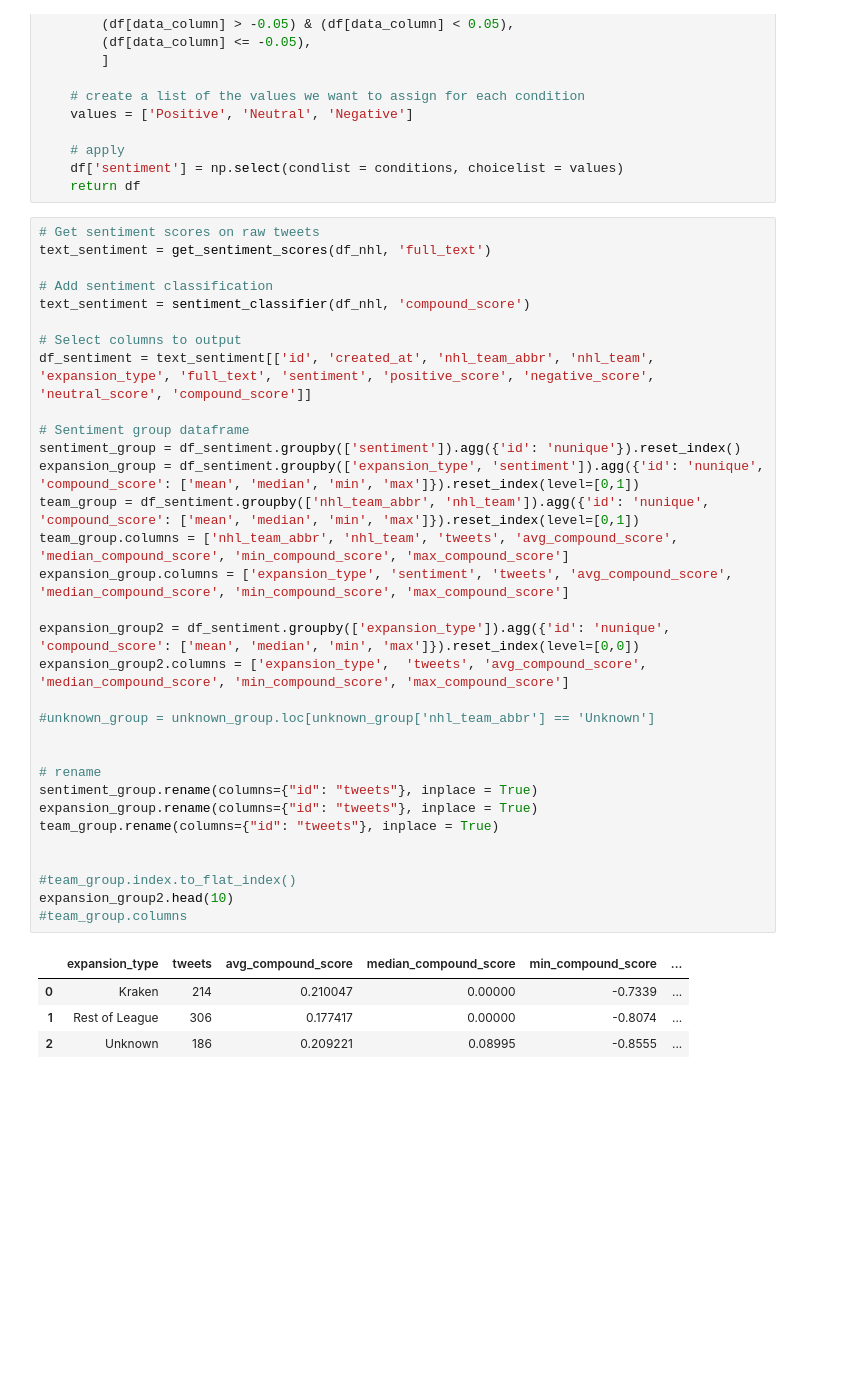
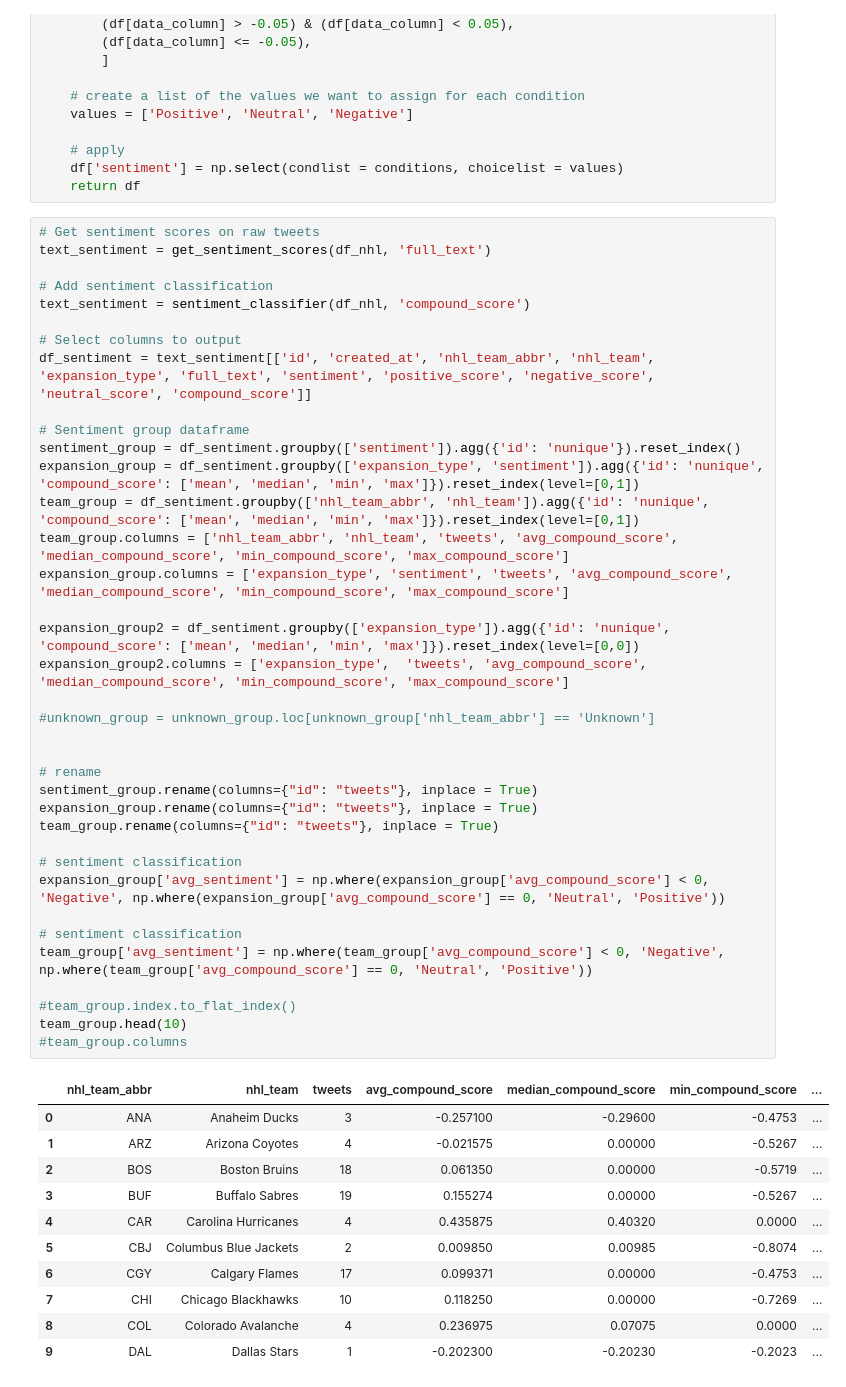
Before and after one commit to dmf95/nhl-expansion-twitter-app, a Jupyter notebook: assets/test.ipynb, the cells around one changed output. Saved outputs shown, nothing was run; the diff lists cells and outputs as text; blank space fills up the shorter version.

```diff
--- a/assets/test.ipynb
+++ b/assets/test.ipynb
@@ -946,35 +946,47 @@ def sentiment_classifier(df, data_column):
 text_sentiment = get_sentiment_scores(df_nhl, 'full_text')
 
 # Add sentiment classification
 text_sentiment = sentiment_classifier(df_nhl, 'compound_score')
 
 # Select columns to output
 df_sentiment = text_sentiment[['id', 'created_at', 'nhl_team_abbr', 'nhl_team', 'expansion_type', 'full_text', 'sentiment', 'positive_score', 'negative_score', 'neutral_score', 'compound_score']]
 
 # Sentiment group dataframe
 sentiment_group = df_sentiment.groupby(['sentiment']).agg({'id': 'nunique'}).reset_index()
 expansion_group = df_sentiment.groupby(['expansion_type', 'sentiment']).agg({'id': 'nunique', 'compound_score': ['mean', 'median', 'min', 'max']}).reset_index(level=[0,1])
 team_group = df_sentiment.groupby(['nhl_team_abbr', 'nhl_team']).agg({'id': 'nunique', 'compound_score': ['mean', 'median', 'min', 'max']}).reset_index(level=[0,1])
 team_group.columns = ['nhl_team_abbr', 'nhl_team', 'tweets', 'avg_compound_score', 'median_compound_score', 'min_compound_score', 'max_compound_score']
 expansion_group.columns = ['expansion_type', 'sentiment', 'tweets', 'avg_compound_score', 'median_compound_score', 'min_compound_score', 'max_compound_score']
 
 expansion_group2 = df_sentiment.groupby(['expansion_type']).agg({'id': 'nunique', 'compound_score': ['mean', 'median', 'min', 'max']}).reset_index(level=[0,0])
 expansion_group2.columns = ['expansion_type',  'tweets', 'avg_compound_score', 'median_compound_score', 'min_compound_score', 'max_compound_score']
 
 #unknown_group = unknown_group.loc[unknown_group['nhl_team_abbr'] == 'Unknown']
 
 
 # rename
 sentiment_group.rename(columns={"id": "tweets"}, inplace = True)
 expansion_group.rename(columns={"id": "tweets"}, inplace = True)
 team_group.rename(columns={"id": "tweets"}, inplace = True)
 
+# sentiment classification
+expansion_group['avg_sentiment'] = np.where(expansion_group['avg_compound_score'] < 0, 'Negative', np.where(expansion_group['avg_compound_score'] == 0, 'Neutral', 'Positive'))
+
+# sentiment classification
+team_group['avg_sentiment'] = np.where(team_group['avg_compound_score'] < 0, 'Negative', np.where(team_group['avg_compound_score'] == 0, 'Neutral', 'Positive'))
 
 #team_group.index.to_flat_index()
-expansion_group2.head(10)
+team_group.head(10)
 #team_group.columns
 # %% [output]
-|  | expansion_type | tweets | avg_compound_score | median_compound_score | min_compound_score | ... |
-| 0 | Kraken | 214 | 0.210047 | 0.00000 | -0.7339 | ... |
-| 1 | Rest of League | 306 | 0.177417 | 0.00000 | -0.8074 | ... |
-| 2 | Unknown | 186 | 0.209221 | 0.08995 | -0.8555 | ... |
+|  | nhl_team_abbr | nhl_team | tweets | avg_compound_score | median_compound_score | min_compound_score | ... |
+| 0 | ANA | Anaheim Ducks | 3 | -0.257100 | -0.29600 | -0.4753 | ... |
+| 1 | ARZ | Arizona Coyotes | 4 | -0.021575 | 0.00000 | -0.5267 | ... |
+| 2 | BOS | Boston Bruins | 18 | 0.061350 | 0.00000 | -0.5719 | ... |
+| 3 | BUF | Buffalo Sabres | 19 | 0.155274 | 0.00000 | -0.5267 | ... |
+| 4 | CAR | Carolina Hurricanes | 4 | 0.435875 | 0.40320 | 0.0000 | ... |
+| 5 | CBJ | Columbus Blue Jackets | 2 | 0.009850 | 0.00985 | -0.8074 | ... |
+| 6 | CGY | Calgary Flames | 17 | 0.099371 | 0.00000 | -0.4753 | ... |
+| 7 | CHI | Chicago Blackhawks | 10 | 0.118250 | 0.00000 | -0.7269 | ... |
+| 8 | COL | Colorado Avalanche | 4 | 0.236975 | 0.07075 | 0.0000 | ... |
+| 9 | DAL | Dallas Stars | 1 | -0.202300 | -0.20230 | -0.2023 | ... |
```
Also changed, not shown: parts of 2 cells of this notebook, 1 other file.
